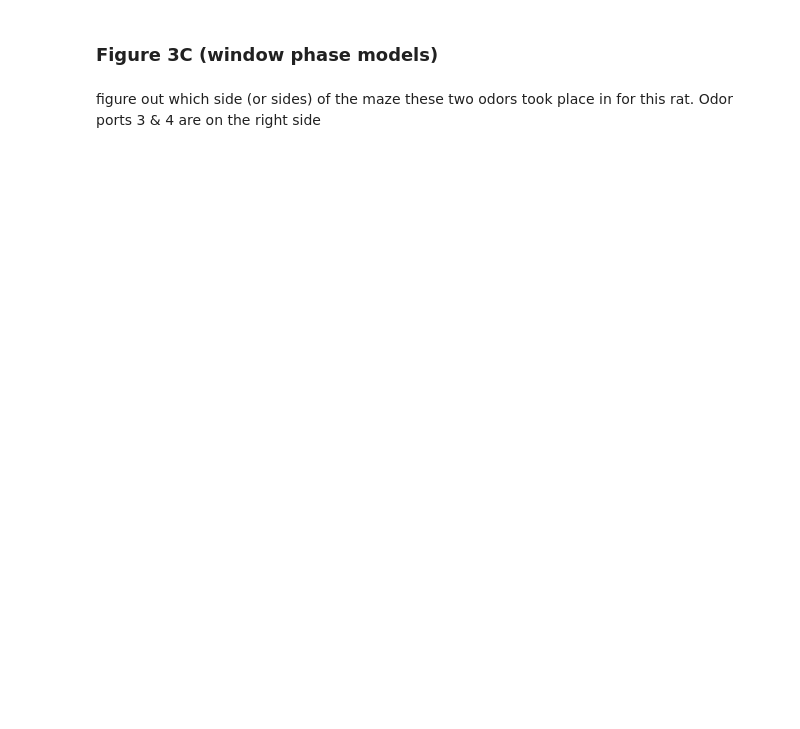
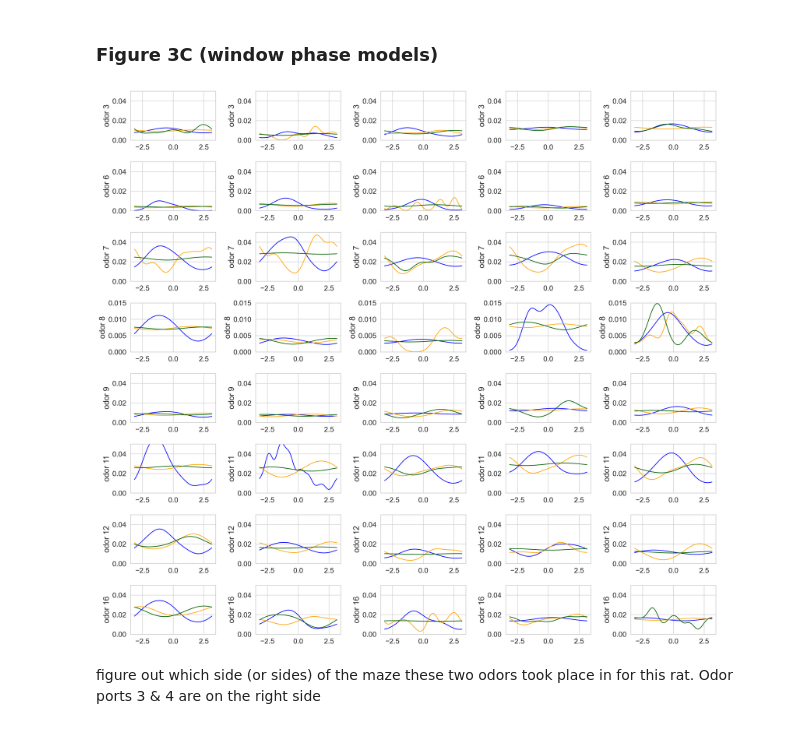
Before and after one commit to pdrivier/rhythmic_clusters, a Jupyter notebook: step5_fit_kde_models_over_time.ipynb, the cells around one changed output. Saved outputs shown, nothing was run; the diff lists cells and outputs as text; code cells hidden in the pictures; blank space fills up the shorter version.

```diff
--- a/step5_fit_kde_models_over_time.ipynb
+++ b/step5_fit_kde_models_over_time.ipynb
@@ -599,33 +999,41 @@ for c,condition in enumerate(conditions):
 
         sns.lineplot(data=sublowgamma,
                      x = np.linspace(-np.pi,np.pi,1000),
                      y = 'kde_spikeprob',
                      color = 'orange',
                      ax=ax[c][w],
                      legend=should_legend_be_on
                 )
 
         sns.lineplot(data=subhighgamma,
                      x = np.linspace(-np.pi,np.pi,1000),
                      y = 'kde_spikeprob',
                      color = 'darkgreen',
                      ax=ax[c][w],
                      legend=should_legend_be_on
                 ).set_ylabel('odor '+ str(condition))
 
     for a in ax[c]:
 
         a.set_ylim(0,0.05)
 
     for a in ax[2]:
 
         a.set_ylim(0,0.05)
 
     for a in ax[3]:
 
         a.set_ylim(0,0.015)
 
 fig.tight_layout()
+
+figpath='figures_odor/'
+if not os.path.exists(figpath):
+    os.makedirs(figpath)
+
+fig.savefig(os.path.join(figpath,'example_cell_models_over_time_'+cell_id+'.pdf'))
+# %% [output]
+[figure, added]
 # %% [markdown]
 figure out which side (or sides) of the maze these two odors took place in for this rat. Odor ports 3 & 4 are on the right side
 # %%
```
Also changed, not shown: parts of 15 cells of this notebook, 1 other file.
